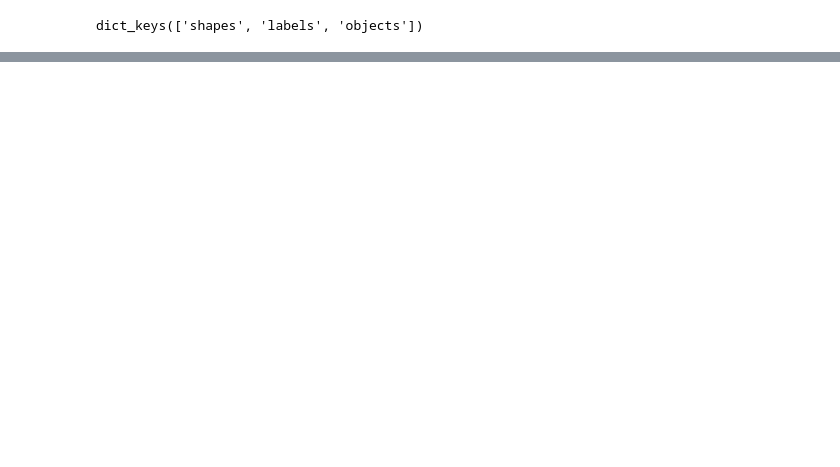
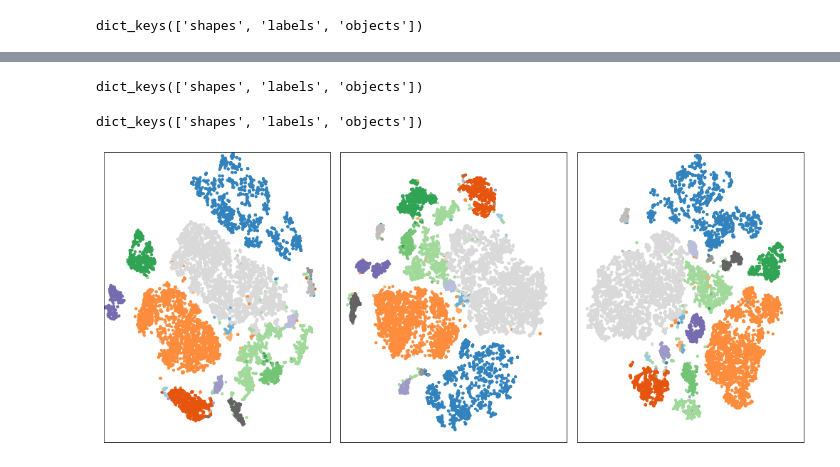
Before and after one commit to YiruS/Adversarial_Learning_on_PointClouds, a Jupyter notebook: utils/TSNE.ipynb, the cells around one changed output, grey strips where cells are left out. Drawn from its saved outputs; the diff is of its cells as text; code cells hidden in the pictures; blank space fills up the shorter version.

```diff
--- a/utils/TSNE.ipynb
+++ b/utils/TSNE.ipynb
@@ -46,0 +40,32 @@ print(embeddings.shape)
+# %%
+with open("../stack_global_shape_3503.pkl", "rb") as f:
+    shape_info = pickle.load(f)
+# shape_info = np.load("../pointnet/global_shape_3503.npy", allow_pickle=True)
+# np.load(io.BytesIO(open('../pointnet/global_shape_3503.npy', 'rb').read()), allow_pickle=True)
+print(shape_info.keys())
+all_shapes_adv = shape_info['shapes']
+objects_adv = shape_info['objects']
+labels_adv = shape_info['labels']
+# %% [output]
+dict_keys(['shapes', 'labels', 'objects'])
+# %%
+tsne_adv = TSNE(n_jobs=8)
+embeddings = tsne_adv.fit_transform(all_shapes_adv)
+vis_x_adv = embeddings[:, 0]
+vis_y_adv = embeddings[:, 1]
+# %%
+with open("../stack_reg_global_shape_3503.pkl", "rb") as f:
+    shape_info = pickle.load(f)
+# shape_info = np.load("../pointnet/global_shape_3503.npy", allow_pickle=True)
+# np.load(io.BytesIO(open('../pointnet/global_shape_3503.npy', 'rb').read()), allow_pickle=True)
+print(shape_info.keys())
+all_shapes_reg = shape_info['shapes']
+objects_reg = shape_info['objects']
+labels_reg = shape_info['labels']
+# %% [output]
+dict_keys(['shapes', 'labels', 'objects'])
+# %%
+tsne_reg = TSNE(n_jobs=8)
+embeddings = tsne_adv.fit_transform(all_shapes_reg)
+vis_x_reg = embeddings[:, 0]
+vis_y_reg = embeddings[:, 1]
@@ -47,3 +80,34 @@ print(embeddings.shape)
+# %%
+fig = plt.figure(figsize=(14,6))
+
+ax = fig.add_subplot(131)
+ax.scatter(vis_x_pnt, vis_y_pnt, c=objects_pnt, cmap=plt.cm.get_cmap("tab20c"), marker='.')
+# plt.clim(-0.5, 9.5)
+ax.set_xlim([-60,60])
+ax.set_ylim([-60,60])
+ax.set_xticks([])
+ax.set_yticks([])
+
+ax = fig.add_subplot(132)
+ax.scatter(vis_x_adv, vis_y_adv, c=objects_adv, cmap=plt.cm.get_cmap("tab20c"), marker='.')
+# plt.clim(-0.5, 9.5)
+ax.set_xlim([-60,60])
+ax.set_ylim([-60,60])
+ax.set_xticks([])
+ax.set_yticks([])
+
+ax = fig.add_subplot(133)
+ax.scatter(vis_x_reg, vis_y_reg, c=objects_reg, cmap=plt.cm.get_cmap("tab20c"), marker='.')
+# plt.clim(-0.5, 9.5)
+ax.set_xlim([-60,60])
+ax.set_ylim([-60,60])
+ax.set_xticks([])
+ax.set_yticks([])
+
+fig.tight_layout()
+plt.show()
+# %% [output]
+[figure, added]
 # %%
 objects = np.array(objects)
 labels = np.array(labels)
```
Also changed, not shown: parts of 7 cells of this notebook, 2 other files.
